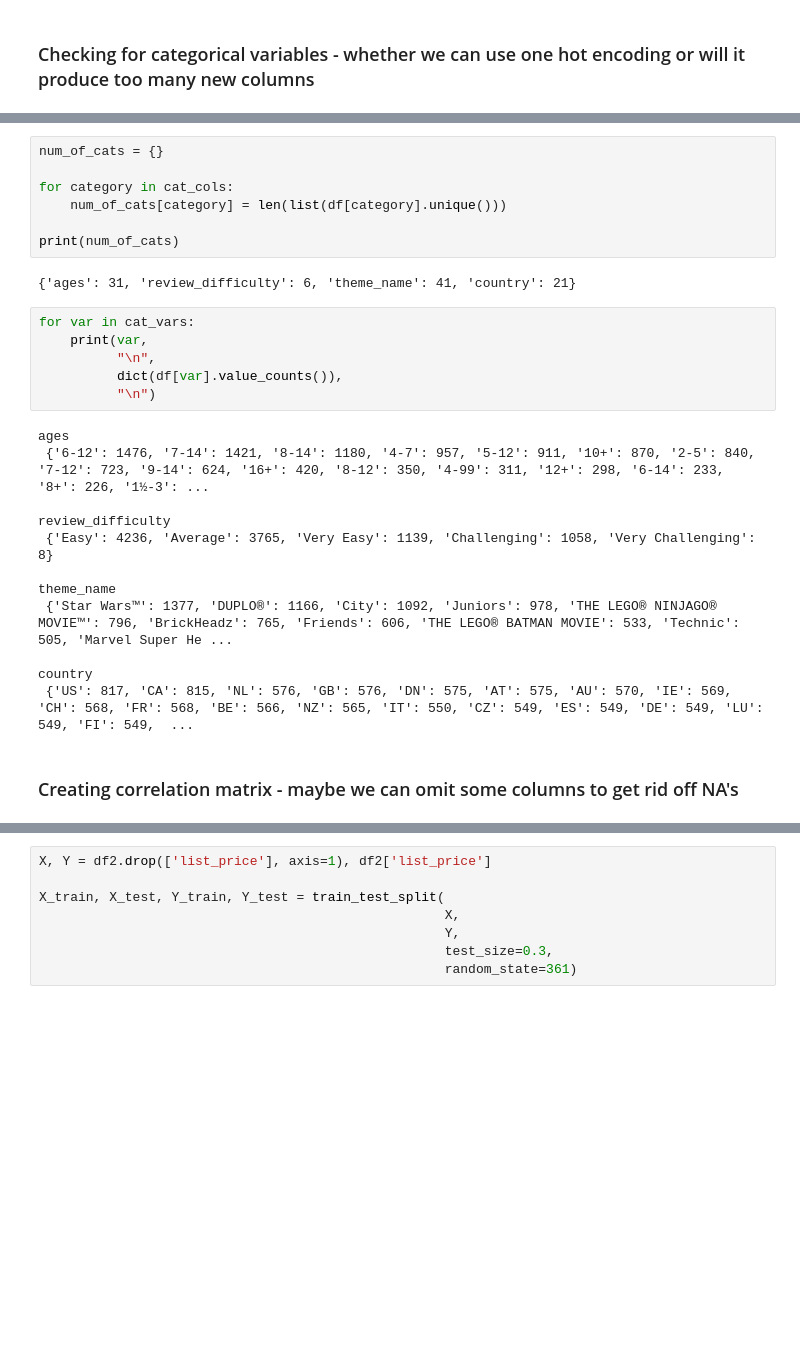
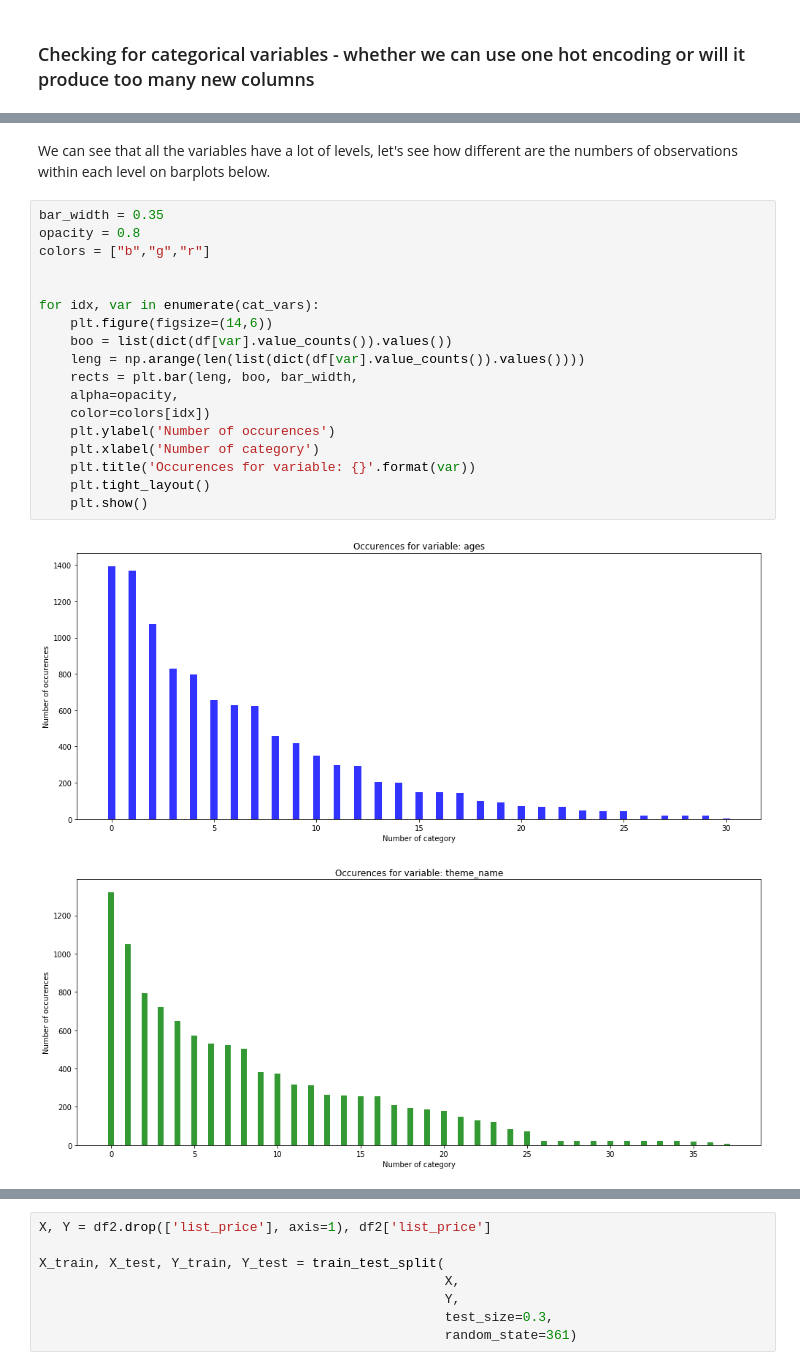
Before and after one commit to blawok/machine-learning-university-projects, a Jupyter notebook: LEGO/ML1_Regression_MThor_BKowalczuk.ipynb, the cells around one changed output, grey strips where cells are left out. Cells and saved outputs as stored; diff of their text form; blank space fills up the shorter version.

```diff
--- a/LEGO/ML1_Regression_MThor_BKowalczuk.ipynb
+++ b/LEGO/ML1_Regression_MThor_BKowalczuk.ipynb
@@ -90,29 +122,23 @@ for variable in df.columns:
-# %%
-num_of_cats = {}
-
-for category in cat_cols:
-    num_of_cats[category] = len(list(df[category].unique()))
-
-print(num_of_cats)
-# %% [output]
-{'ages': 31, 'review_difficulty': 6, 'theme_name': 41, 'country': 21}
-# %%
-for var in cat_vars:
-    print(var,
-          "\n",
-          dict(df[var].value_counts()),
-          "\n")
-# %% [output]
-ages
- {'6-12': 1476, '7-14': 1421, '8-14': 1180, '4-7': 957, '5-12': 911, '10+': 870, '2-5': 840, '7-12': 723, '9-14': 624, '16+': 420, '8-12': 350, '4-99': 311, '12+': 298, '6-14': 233, '8+': 226, '1½-3': ...
-
-review_difficulty
- {'Easy': 4236, 'Average': 3765, 'Very Easy': 1139, 'Challenging': 1058, 'Very Challenging': 8}
-
-theme_name
- {'Star Wars™': 1377, 'DUPLO®': 1166, 'City': 1092, 'Juniors': 978, 'THE LEGO® NINJAGO® MOVIE™': 796, 'BrickHeadz': 765, 'Friends': 606, 'THE LEGO® BATMAN MOVIE': 533, 'Technic': 505, 'Marvel Super He ...
-
-country
- {'US': 817, 'CA': 815, 'NL': 576, 'GB': 576, 'DN': 575, 'AT': 575, 'AU': 570, 'IE': 569, 'CH': 568, 'FR': 568, 'BE': 566, 'NZ': 565, 'IT': 550, 'CZ': 549, 'ES': 549, 'DE': 549, 'LU': 549, 'FI': 549,  ...
-# %% [markdown]
-### Creating correlation matrix - maybe we can omit some columns to get rid off NA's
+# %% [markdown]
+We can see that all the variables have a lot of levels, let's see how different are the numbers of observations within each level on barplots below.
+# %%
+bar_width = 0.35
+opacity = 0.8
+colors = ["b","g","r"]
+
+
+for idx, var in enumerate(cat_vars):
+    plt.figure(figsize=(14,6))
+    boo = list(dict(df[var].value_counts()).values())
+    leng = np.arange(len(list(dict(df[var].value_counts()).values())))
+    rects = plt.bar(leng, boo, bar_width,
+    alpha=opacity,
+    color=colors[idx])
+    plt.ylabel('Number of occurences')
+    plt.xlabel('Number of category')
+    plt.title('Occurences for variable: {}'.format(var))
+    plt.tight_layout()
+    plt.show()
+# %% [output]
+[figure, added]
+[figure, added]
```
Also changed, not shown: parts of 25 cells of this notebook.
